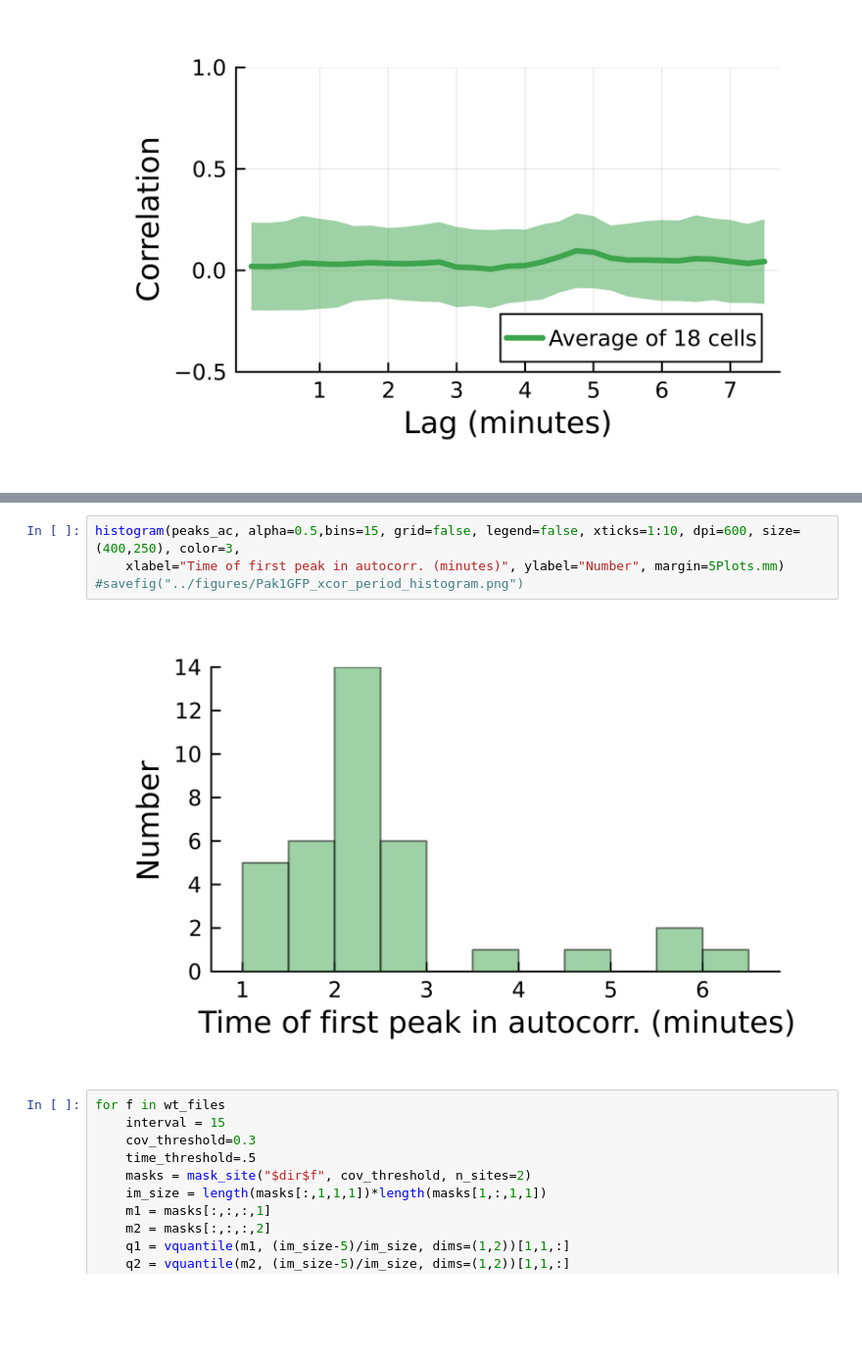
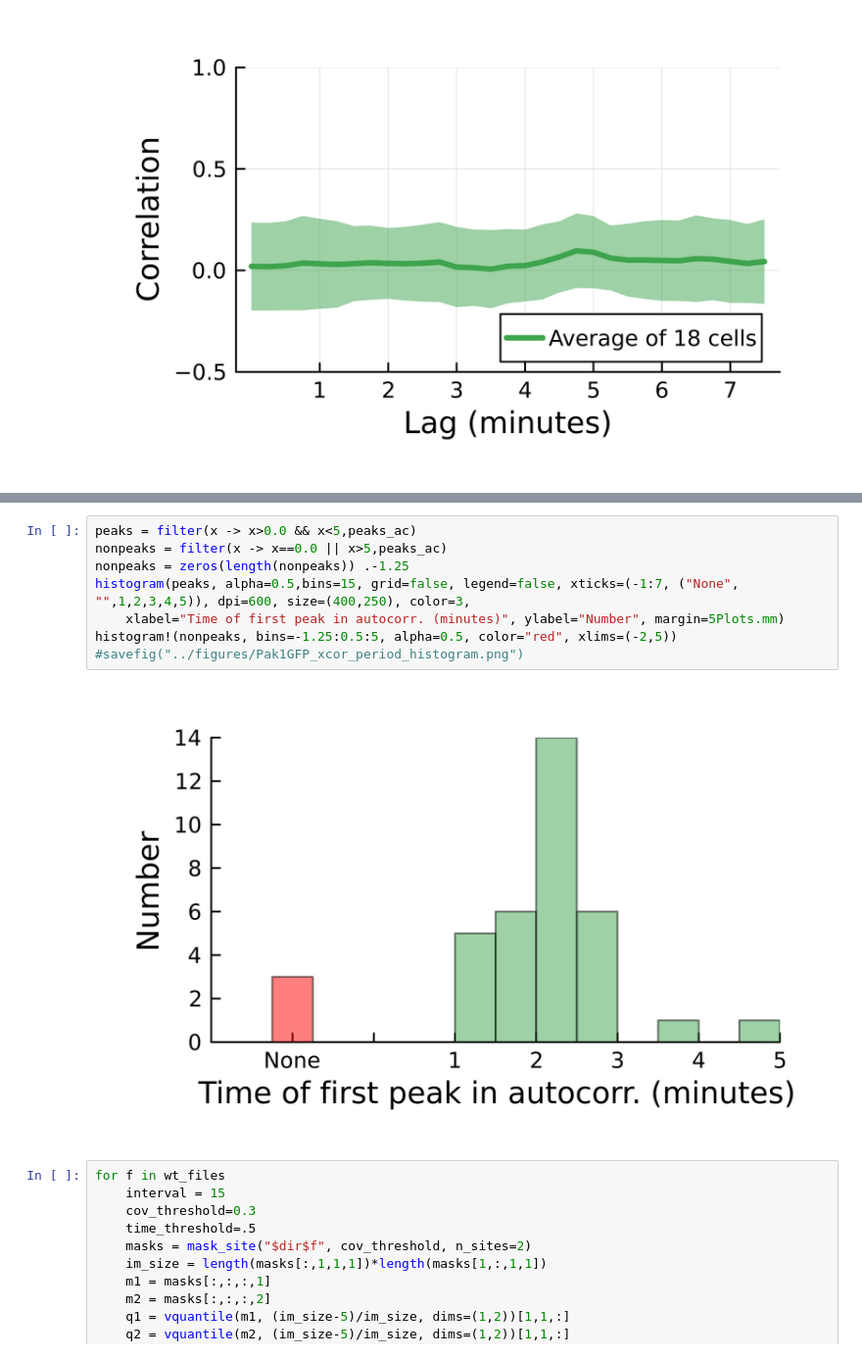
Before and after one commit to crockeraw/PolarityProject, a Jupyter notebook: proj/fig4-patchDynamics/notebooks/crosscorrelation-of-sites.ipynb, the cells around one changed output, grey strips where cells are left out. Shown at 98% size. Cells and saved outputs as stored; diff of their text form; blank space fills up the shorter version.

```diff
--- a/proj/fig4-patchDynamics/notebooks/crosscorrelation-of-sites.ipynb
+++ b/proj/fig4-patchDynamics/notebooks/crosscorrelation-of-sites.ipynb
@@ -230,9 +252,13 @@ plot!(t_cor, mean(all_cor, dims=2), ribbon=stdev, x_ticks=1:8, linewidth=3, colo
 # %%
-histogram(peaks_ac, alpha=0.5,bins=15, grid=false, legend=false, xticks=1:10, dpi=600, size=(400,250), color=3,
+peaks = filter(x -> x>0.0 && x<5,peaks_ac)
+nonpeaks = filter(x -> x==0.0 || x>5,peaks_ac)
+nonpeaks = zeros(length(nonpeaks)) .-1.25
+histogram(peaks, alpha=0.5,bins=15, grid=false, legend=false, xticks=(-1:7, ("None", "",1,2,3,4,5)), dpi=600, size=(400,250), color=3,
     xlabel="Time of first peak in autocorr. (minutes)", ylabel="Number", margin=5Plots.mm)
+histogram!(nonpeaks, bins=-1.25:0.5:5, alpha=0.5, color="red", xlims=(-2,5))
 #savefig("../figures/Pak1GFP_xcor_period_histogram.png")
 # %% [output]
-[figure, old version]
+[figure, new version]
 # %%
 for f in wt_files
     interval = 15
```
Also changed, not shown: parts of 4 cells of this notebook, 32 other files.
